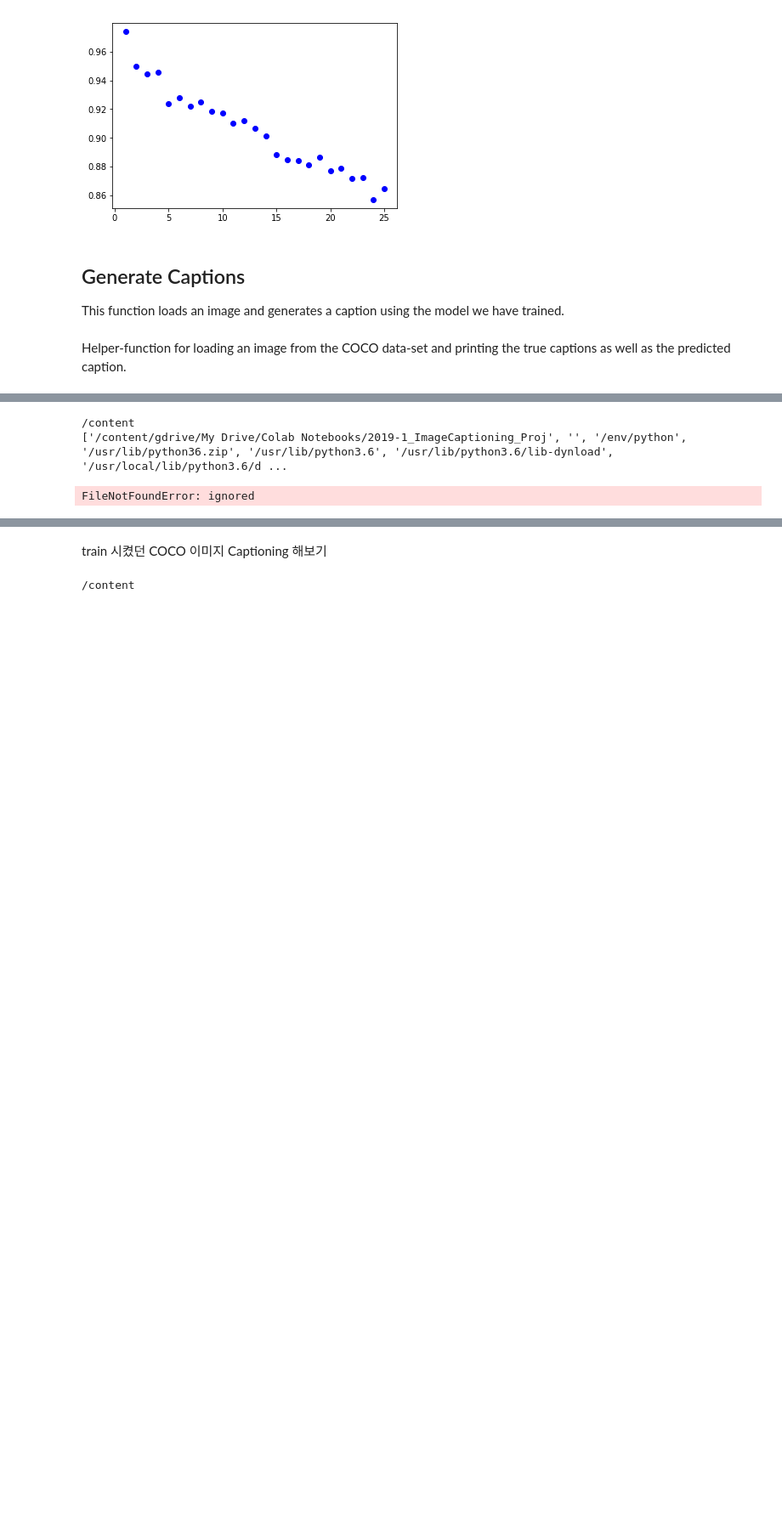
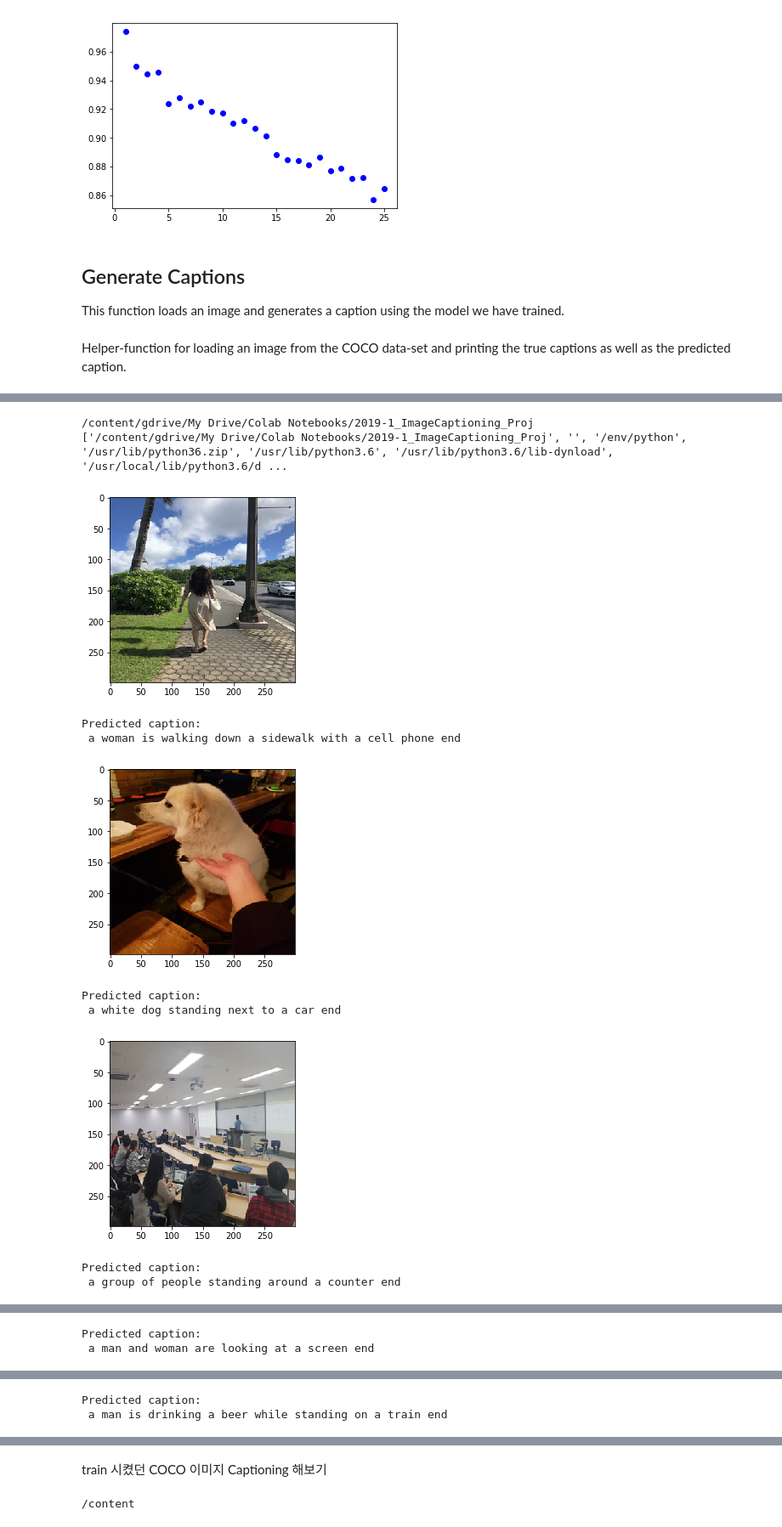
Before and after one commit to HyunJu1/Image-Captioning, a Jupyter notebook: Image Captioning.ipynb, the cells around one changed output, grey strips where cells are left out. Shown at 85% size. Cells and saved outputs as stored; diff of their text form; code cells hidden in the pictures; blank space fills up the shorter version.

```diff
--- a/Image Captioning.ipynb
+++ b/Image Captioning.ipynb
@@ -729,14 +735,22 @@ def generate_caption_coco(idx,train=False):
 # %%
-
+os.chdir('/content/gdrive/My Drive/Colab Notebooks/2019-1_ImageCaptioning_Proj/')
 print(os.getcwd())
 print(sys.path)
 generate_caption("images/pic1.jpg")
 generate_caption("images/pic3.jpg")
 generate_caption("images/pic4.jpg")
 generate_caption("images/pic5.jpg")
 generate_caption("images/pic7.jpg")
 generate_caption("images/pic8.jpg")
 # %% [output]
-/content
+/content/gdrive/My Drive/Colab Notebooks/2019-1_ImageCaptioning_Proj
 ['/content/gdrive/My Drive/Colab Notebooks/2019-1_ImageCaptioning_Proj', '', '/env/python', '/usr/lib/python36.zip', '/usr/lib/python3.6', '/usr/lib/python3.6/lib-dynload', '/usr/local/lib/python3.6/d ...
+[figure, added]
-FileNotFoundError: ignored
+Predicted caption:
+ a woman is walking down a sidewalk with a cell phone end
+[figure, added]
+Predicted caption:
+ a white dog standing next to a car end
+[figure, added]
+Predicted caption:
+ a group of people standing around a counter end
@@ -742,0 +758,2 @@ FileNotFoundError: ignored
+Predicted caption:
+ a man and woman are looking at a screen end
@@ -742,0 +761,2 @@ FileNotFoundError: ignored
+Predicted caption:
+ a man is drinking a beer while standing on a train end
```
Also changed, not shown: parts of 6 cells of this notebook, 10 other files.
